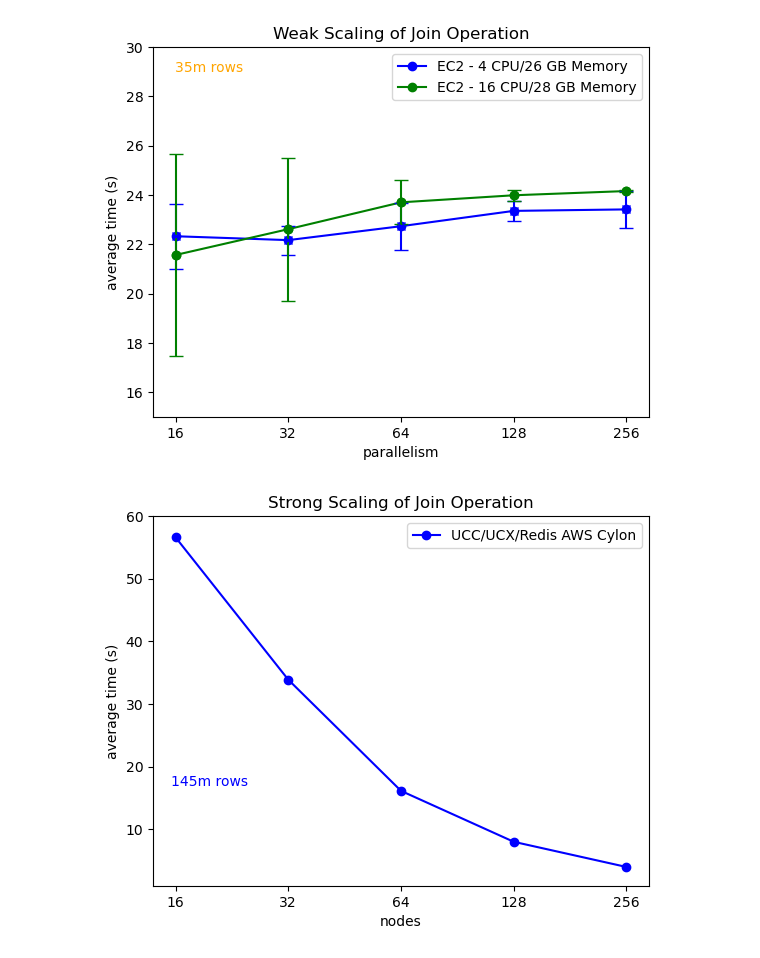
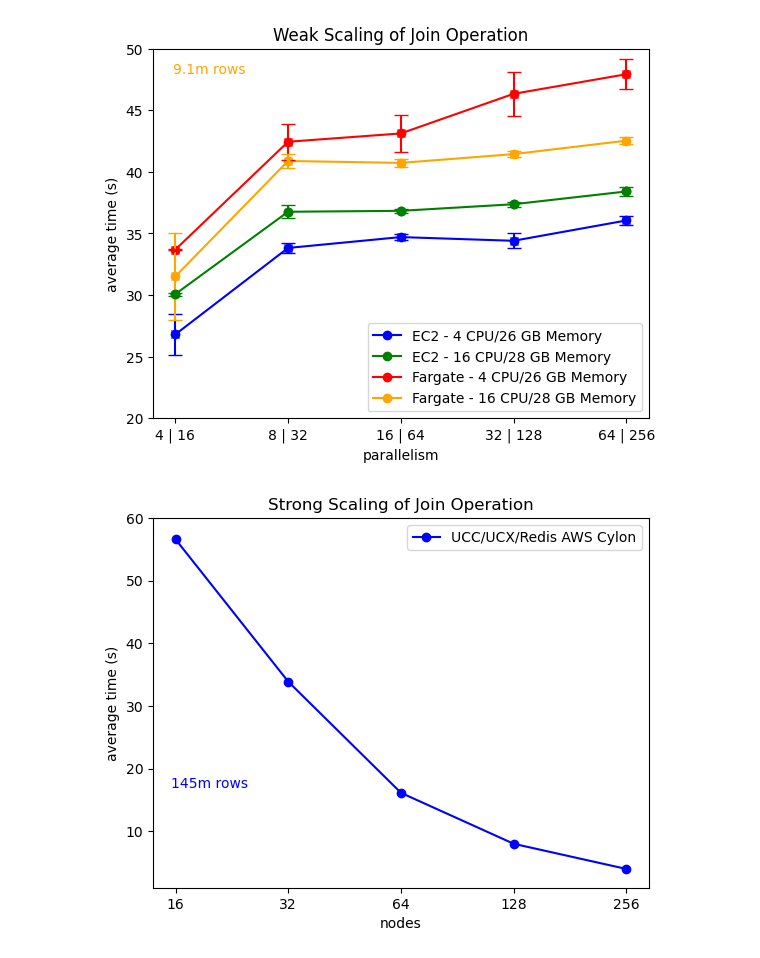
Before and after one commit to mstaylor/cylon_experiments, a Jupyter notebook: aws/scripts/Join_Weak_Scaling_round2.ipynb, the cells around one changed output. Saved outputs shown, nothing was run; the diff lists cells and outputs as text; code cells hidden in the pictures.

Commit message:
partial - aws/fargate jupyter results

```diff
--- a/aws/scripts/Join_Weak_Scaling_round2.ipynb
+++ b/aws/scripts/Join_Weak_Scaling_round2.ipynb
@@ -1,42 +1,50 @@
 # %%
 import matplotlib.pyplot as plt
 
 # Given data
-world_size = ['16', '32', '64', '128', '256']
-ec2_4_26 = [22.32468892, 22.16739041, 22.7321184, 23.35388809, 23.41413031]
-ec2_16_28 = [21.56398934, 22.6118146, 23.70087493, 23.98733442, 24.15917334]
+world_size = ['4 | 16', '8 | 32', '16 | 64', '32 | 128', '64 | 256']
+ec2_4_26 = [26.80001503, 33.82108727, 34.70261905, 34.40150503, 36.04979236]
+ec2_16_28 = [30.07260311, 36.75810435, 36.8333492, 37.36801396, 38.40536711]
+fargate_4_26 = [33.68554413, 42.44095802, 43.11394629, 46.3293512, 47.92054052]
+fargate_16_28 = [31.50847322, 40.88083729, 40.72470558, 41.43658119, 42.52811459]
 
-ec2_4_26_err = [1.324570749, 0.5838053194, 0.9581813981, 0.4103170195, 0.7644938386]
-ec2_16_28_err = [4.083967273, 2.897739393, 0.8949337387, 0.2193353365, 0.03081071593]
+ec2_4_26_err = [1.690741089, 0.4297059082, 0.2713161653, 0.621981106, 0.3555366731]
+ec2_16_28_err = [0.1131030894, 0.5180851482, 0.1446106828, 0.2227162348, 0.3716563786]
+fargate_4_26_err = [0.05400982477, 1.46033826, 1.515233265, 1.808315597, 1.200178515]
+fargate_16_28_err = [3.518690911, 0.5573273239, 0.3047347395, 0.2670398924, 0.2849529409]
 
 # Create a line chart
 plt.plot(world_size, ec2_4_26, marker='o', color='b', label='EC2 - 4 CPU/26 GB Memory')
 plt.plot(world_size, ec2_16_28, marker='o', color='g', label='EC2 - 16 CPU/28 GB Memory')
+plt.plot(world_size, fargate_4_26, marker='o', color='r', label='Fargate - 4 CPU/26 GB Memory')
+plt.plot(world_size, fargate_16_28, marker='o', color='orange', label='Fargate - 16 CPU/28 GB Memory')
 
 plt.errorbar(world_size, ec2_4_26, yerr=ec2_4_26_err, fmt='x', color='b', ecolor='b', capsize=5)
 plt.errorbar(world_size, ec2_16_28, yerr=ec2_16_28_err, fmt='o', color='g', ecolor='g', capsize=5)
+plt.errorbar(world_size, fargate_4_26, yerr=fargate_4_26_err, fmt='x', color='r', ecolor='r', capsize=5)
+plt.errorbar(world_size, fargate_16_28, yerr=fargate_16_28_err, fmt='x', color='orange', ecolor='orange', capsize=5)
 
-custom_text = "35m rows"
-plt.text(0.3, 29, custom_text, fontsize=10, color='orange', ha='center')
+custom_text = "9.1m rows"
+plt.text(0.3, 48, custom_text, fontsize=10, color='orange', ha='center')
 
-plt.ylim(15, 30)
+plt.ylim(20, 50)
 
 plt.xticks(world_size)
 
 # Add labels and title
 plt.xlabel('parallelism')
 plt.ylabel('average time (s)')
 plt.title('Weak Scaling of Join Operation')
 
 # Add a legend
 plt.legend()
 
 plt.savefig('join-w-scaling.svg', format='svg')
 
 # Display the chart
 plt.show()
 # %% [output]
-[figure, old version]
+[figure, new version]
 # %%
 import matplotlib.pyplot as plt
 
```
Also changed, not shown: 6 other files.
